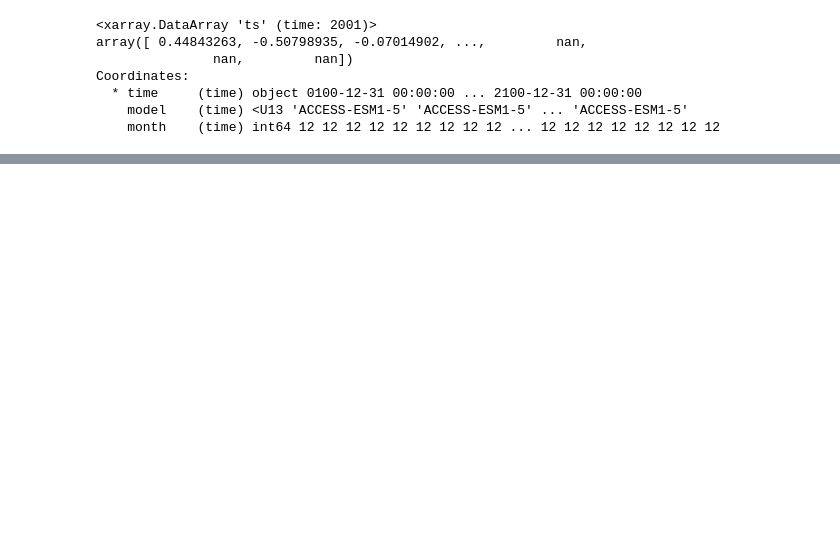
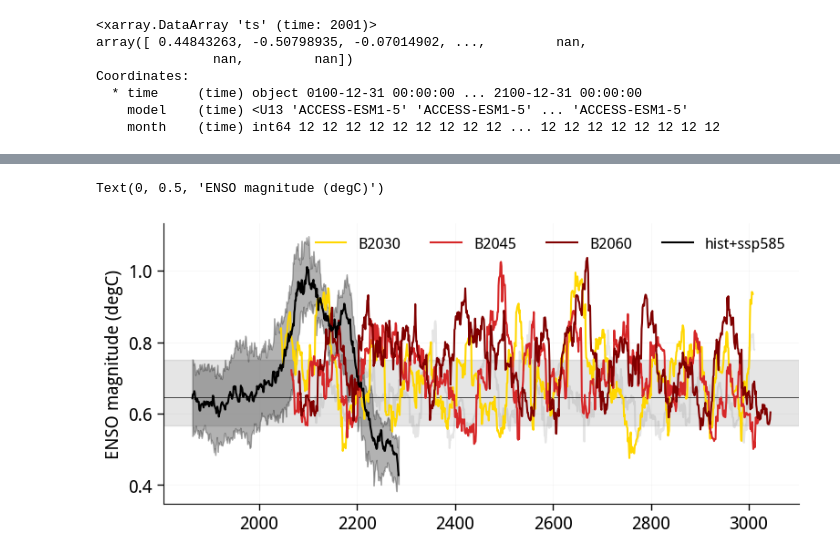
Before and after one commit to adisen99/net_zero_enso_pacific_changes, a Jupyter notebook: 03_access_nz_enso_characteristics.ipynb, the cells around one changed output, grey strips where cells are left out. Drawn from its saved outputs; the diff is of its cells as text; code cells hidden in the pictures; blank space fills up the shorter version.

Commit message:
checkpoint: reorganizing, new cdr files, esm-hist+ssp5 analysis

```diff
--- a/03_access_nz_enso_characteristics.ipynb
+++ b/03_access_nz_enso_characteristics.ipynb
@@ -1178,0 +351,2 @@ e_index
+# %%
+nino34_mag_pic = rolling_window_std(funcs.detrend_separate_check(nino34_pic, period=15, dim='time'), window_size=30).isel(time = slice(15, -15))
@@ -1178,0 +359,34 @@ e_index
+# %%
+plt.figure(figsize=(9,4))
+
+xdata = nino34_mag_pic.time.dt.year + 2000
+plt.plot(xdata, nino34_mag_pic, color='tab:gray', alpha=0.2)
+plt.axhspan(nino34_mag_pic.quantile(0.1, 'time'), nino34_mag_pic.quantile(0.9, 'time'), color='tab:gray', alpha=0.2)
+plt.axhline(nino34_mag_pic.quantile(0.5, 'time'), color='k', lw=0.5)
+
+plt.plot(nino34_mag_stable.time.dt.year, nino34_mag_stable.sel(model = 'B2030'), color='gold', lw=1.5, label='B2030')
+# plt.axhline(nino34_mag_stable.sel(model='B2030').quantile(0.5, dim='time'), color='gold')
+
+plt.plot(nino34_mag_stable.time.dt.year, nino34_mag_stable.sel(model = 'B2045'), color='tab:red', lw=1.5, label='B2045')
+# plt.axhline(nino34_mag_stable.sel(model='B2045').quantile(0.5, dim='time'), color='tab:red')
+
+plt.plot(nino34_mag_stable.time.dt.year, nino34_mag_stable.sel(model = 'B2060'), color='maroon', lw=1.5, label='B2060')
+# plt.axhline(nino34_mag_stable.sel(model='B2060').quantile(0.5, dim='time'), color='maroon')
+
+plt.plot(nino34_mag_trans.time.dt.year, nino34_mag_trans.quantile(0.5, 'model'), color='k', lw=1.5, label='hist+ssp585')
+# plt.plot(nino34_mag_trans.time.dt.year, nino34_mag_trans.sel(model='ACCESS-ESM1-5_r10i1p1f1'), color='k', ls='--', lw=1.0, label='hist+ssp5 r10')
+plt.fill_between(nino34_mag_trans.time.dt.year, nino34_mag_trans.quantile(0.1, 'model'), nino34_mag_trans.quantile(0.9, 'model'), color='k', alpha=0.3)
+## plt.axhline(rolling_std_picontrol.quantile(0.1, dim='time'))
+# # plt.axhline(rolling_std_picontrol.quantile(0.9, dim='time'))
+# plt.ylim(0, 1.2)
+# sns.despine(left=True, trim=True)
+# plt.yticks([])
+# # plt.minorticks_on()
+# # plt.gca().tick_params(bottom=False, axis='x', which='minor')
+plt.legend(frameon=False, fontsize=12, loc='upper right', ncol=4)
+plot_decorator()
+plt.ylabel('ENSO magnitude (degC)')
+# plt.xlabel('Year')
+# %% [output]
+Text(0, 0.5, 'ENSO magnitude (degC)')
+[figure, added]
```
Also changed, not shown: parts of 120 cells of this notebook, 9 other files.
